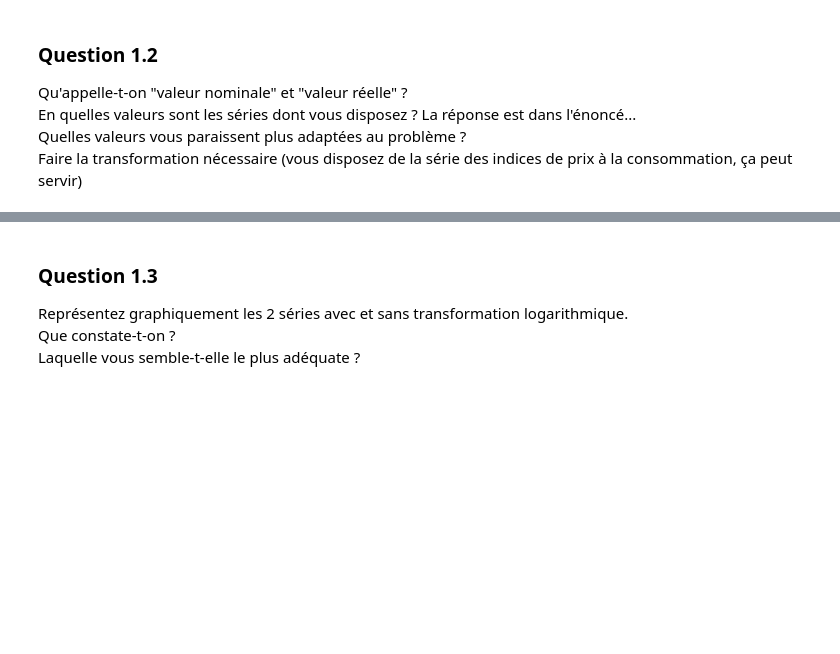
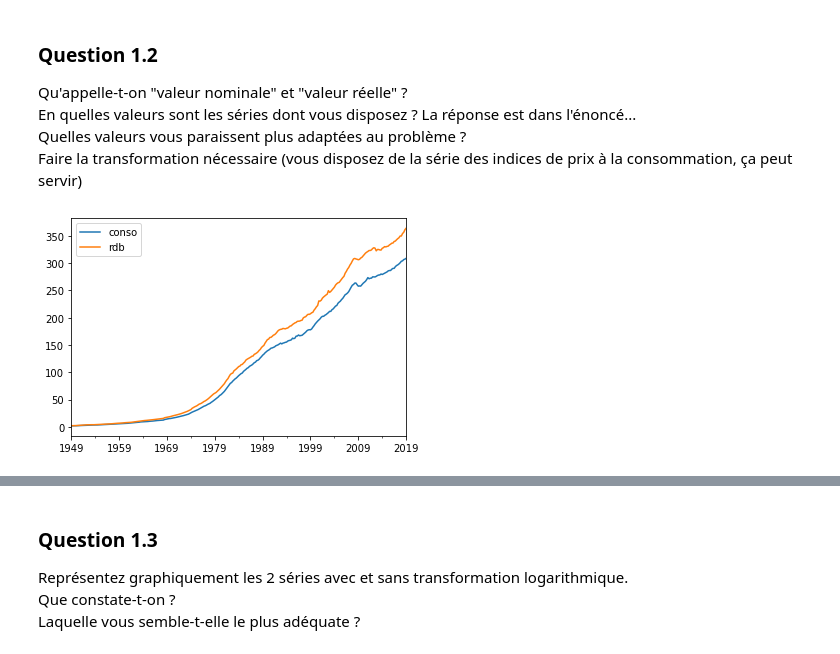
Before and after one commit to louiskuhn/IA-P2-Euskadi, a Jupyter notebook: Ressources/Machine Learning/Séries Temporelles/3. SeriesTemp_exo.ipynb, the cells around one changed output, grey strips where cells are left out. Drawn from its saved outputs; the diff is of its cells as text; code cells hidden in the pictures; blank space fills up the shorter version.

```diff
--- a/Ressources/Machine Learning/Séries Temporelles/3. SeriesTemp_exo.ipynb
+++ b/Ressources/Machine Learning/Séries Temporelles/3. SeriesTemp_exo.ipynb
@@ -34,0 +44,4 @@ Importer les 2 séries en gérant bien les dates afin d'avoir un DatetimeIndex d
+# %%
+conso = pd.read_csv("data/conso.csv", usecols=["conso"], decimal=",")
+conso.index = pd.date_range(start="1949", periods=281, freq='Q') #pd.date_range(start="1949", end="2020", freq='Q')[:-3]
+conso
@@ -34,0 +62,4 @@ Importer les 2 séries en gérant bien les dates afin d'avoir un DatetimeIndex d
+# %%
+rdb = pd.read_csv("data/revenu.csv", skipfooter=3,  usecols=["rdb"], decimal=",")
+rdb.index = pd.date_range(start="1949", periods=281, freq='Q')
+rdb
@@ -39,3 +84,10 @@ Qu'appelle-t-on "valeur nominale" et "valeur réelle" ?
 En quelles valeurs sont les séries dont vous disposez ? La réponse est dans l'énoncé...
 Quelles valeurs vous paraissent plus adaptées au problème ?
 Faire la transformation nécessaire (vous disposez de la série des indices de prix à la consommation, ça peut servir)
+# %%
+df = conso.copy()
+df["rdb"] = rdb.values
+df["ipc"] = pd.read_csv("data/ipc.csv", usecols=["indice"], skipfooter=3).values
+df[["conso", "rdb"]].plot();
+# %% [output]
+[figure, added]
```
Also changed, not shown: parts of 16 cells of this notebook, 1 other file.
